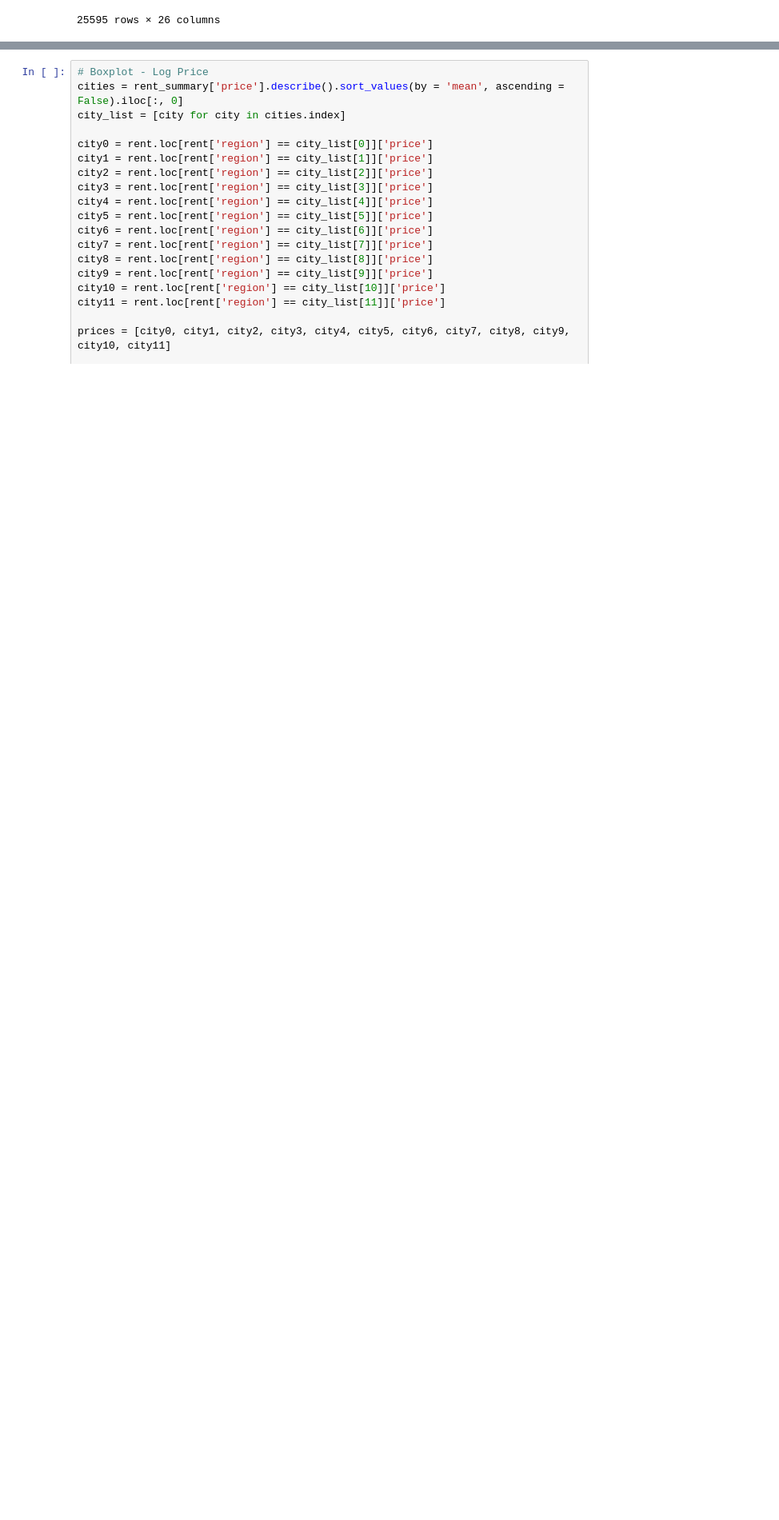
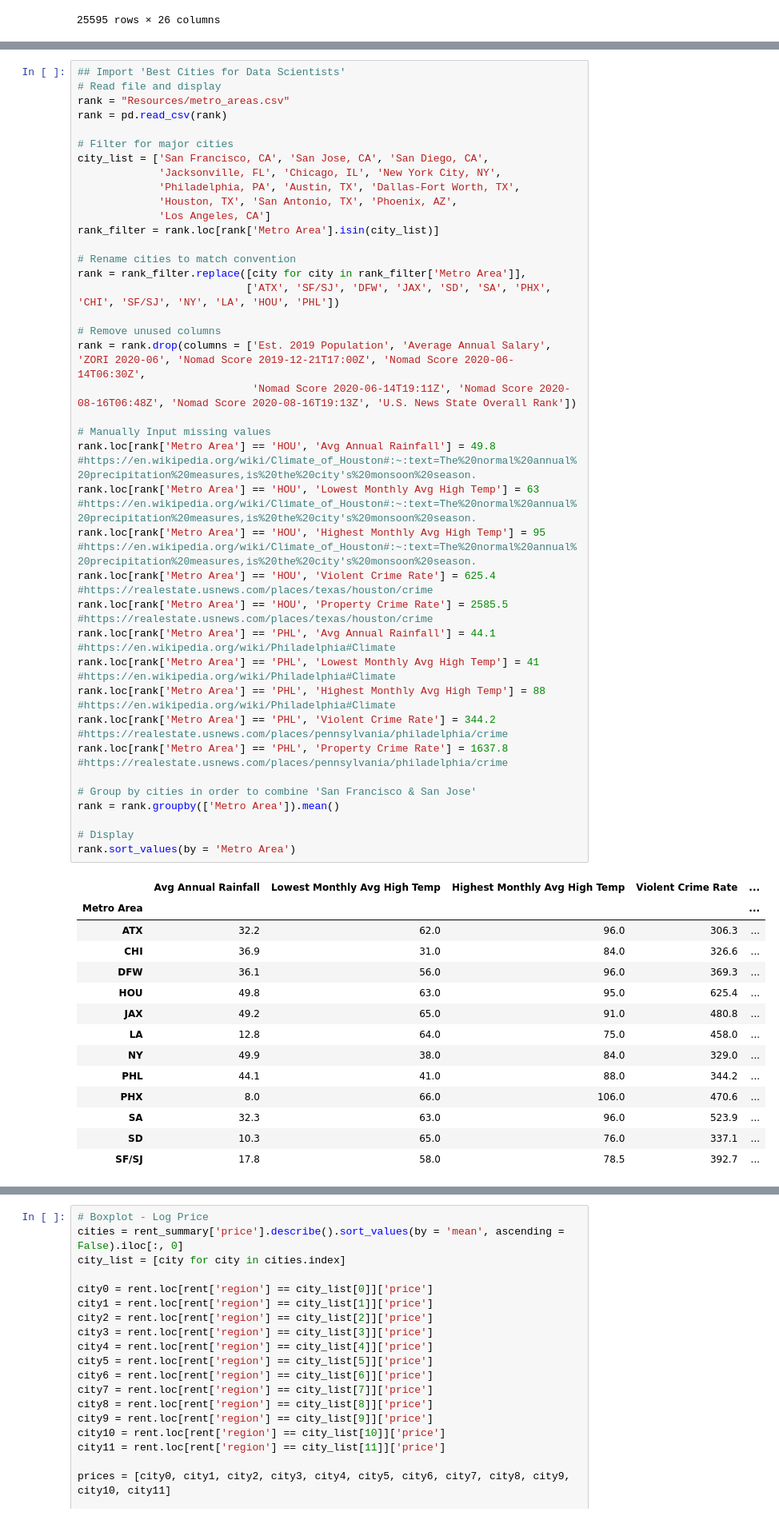
Before and after one commit to ski2488/Project.3, a Jupyter notebook: housing.ipynb, the cells around one changed output, grey strips where cells are left out. Shown: that part at 80% size. Cells and saved outputs as stored; diff of their text form; blank space fills up the shorter version.

Commit message:
Added US News city rankings

```diff
--- a/housing.ipynb
+++ b/housing.ipynb
@@ -102,0 +148,54 @@ rent
+# %%
+## Import 'Best Cities for Data Scientists'
+# Read file and display
+rank = "Resources/metro_areas.csv"
+rank = pd.read_csv(rank)
+
+# Filter for major cities
+city_list = ['San Francisco, CA', 'San Jose, CA', 'San Diego, CA',
+             'Jacksonville, FL', 'Chicago, IL', 'New York City, NY',
+             'Philadelphia, PA', 'Austin, TX', 'Dallas-Fort Worth, TX',
+             'Houston, TX', 'San Antonio, TX', 'Phoenix, AZ',
+             'Los Angeles, CA']
+rank_filter = rank.loc[rank['Metro Area'].isin(city_list)]
+
+# Rename cities to match convention
+rank = rank_filter.replace([city for city in rank_filter['Metro Area']],
+                           ['ATX', 'SF/SJ', 'DFW', 'JAX', 'SD', 'SA', 'PHX', 'CHI', 'SF/SJ', 'NY', 'LA', 'HOU', 'PHL'])
+
+# Remove unused columns
+rank = rank.drop(columns = ['Est. 2019 Population', 'Average Annual Salary', 'ZORI 2020-06', 'Nomad Score 2019-12-21T17:00Z', 'Nomad Score 2020-06-14T06:30Z',
+                            'Nomad Score 2020-06-14T19:11Z', 'Nomad Score 2020-08-16T06:48Z', 'Nomad Score 2020-08-16T19:13Z', 'U.S. News State Overall Rank'])
+
+# Manually Input missing values
+rank.loc[rank['Metro Area'] == 'HOU', 'Avg Annual Rainfall'] = 49.8 #https://en.wikipedia.org/wiki/Climate_of_Houston#:~:text=The%20normal%20annual%20precipitation%20measures,is%20the%20city's%20monsoon%20season.
+rank.loc[rank['Metro Area'] == 'HOU', 'Lowest Monthly Avg High Temp'] = 63 #https://en.wikipedia.org/wiki/Climate_of_Houston#:~:text=The%20normal%20annual%20precipitation%20measures,is%20the%20city's%20monsoon%20season.
+rank.loc[rank['Metro Area'] == 'HOU', 'Highest Monthly Avg High Temp'] = 95 #https://en.wikipedia.org/wiki/Climate_of_Houston#:~:text=The%20normal%20annual%20precipitation%20measures,is%20the%20city's%20monsoon%20season.
+rank.loc[rank['Metro Area'] == 'HOU', 'Violent Crime Rate'] = 625.4 #https://realestate.usnews.com/places/texas/houston/crime
+rank.loc[rank['Metro Area'] == 'HOU', 'Property Crime Rate'] = 2585.5 #https://realestate.usnews.com/places/texas/houston/crime
+rank.loc[rank['Metro Area'] == 'PHL', 'Avg Annual Rainfall'] = 44.1 #https://en.wikipedia.org/wiki/Philadelphia#Climate
+rank.loc[rank['Metro Area'] == 'PHL', 'Lowest Monthly Avg High Temp'] = 41 #https://en.wikipedia.org/wiki/Philadelphia#Climate
+rank.loc[rank['Metro Area'] == 'PHL', 'Highest Monthly Avg High Temp'] = 88 #https://en.wikipedia.org/wiki/Philadelphia#Climate
+rank.loc[rank['Metro Area'] == 'PHL', 'Violent Crime Rate'] = 344.2 #https://realestate.usnews.com/places/pennsylvania/philadelphia/crime
+rank.loc[rank['Metro Area'] == 'PHL', 'Property Crime Rate'] = 1637.8 #https://realestate.usnews.com/places/pennsylvania/philadelphia/crime
+
+# Group by cities in order to combine 'San Francisco & San Jose'
+rank = rank.groupby(['Metro Area']).mean()
+
+# Display
+rank.sort_values(by = 'Metro Area')
+# %% [output]
+|  | Avg Annual Rainfall | Lowest Monthly Avg High Temp | Highest Monthly Avg High Temp | Violent Crime Rate | ... |
+| Metro Area |  |  |  |  | ... |
+| ATX | 32.2 | 62.0 | 96.0 | 306.3 | ... |
+| CHI | 36.9 | 31.0 | 84.0 | 326.6 | ... |
+| DFW | 36.1 | 56.0 | 96.0 | 369.3 | ... |
+| HOU | 49.8 | 63.0 | 95.0 | 625.4 | ... |
+| JAX | 49.2 | 65.0 | 91.0 | 480.8 | ... |
+| LA | 12.8 | 64.0 | 75.0 | 458.0 | ... |
+| NY | 49.9 | 38.0 | 84.0 | 329.0 | ... |
+| PHL | 44.1 | 41.0 | 88.0 | 344.2 | ... |
+| PHX | 8.0 | 66.0 | 106.0 | 470.6 | ... |
+| SA | 32.3 | 63.0 | 96.0 | 523.9 | ... |
+| SD | 10.3 | 65.0 | 76.0 | 337.1 | ... |
+| SF/SJ | 17.8 | 58.0 | 78.5 | 392.7 | ... |
```
Also changed, not shown: parts of 27 cells of this notebook, 4 other files.
